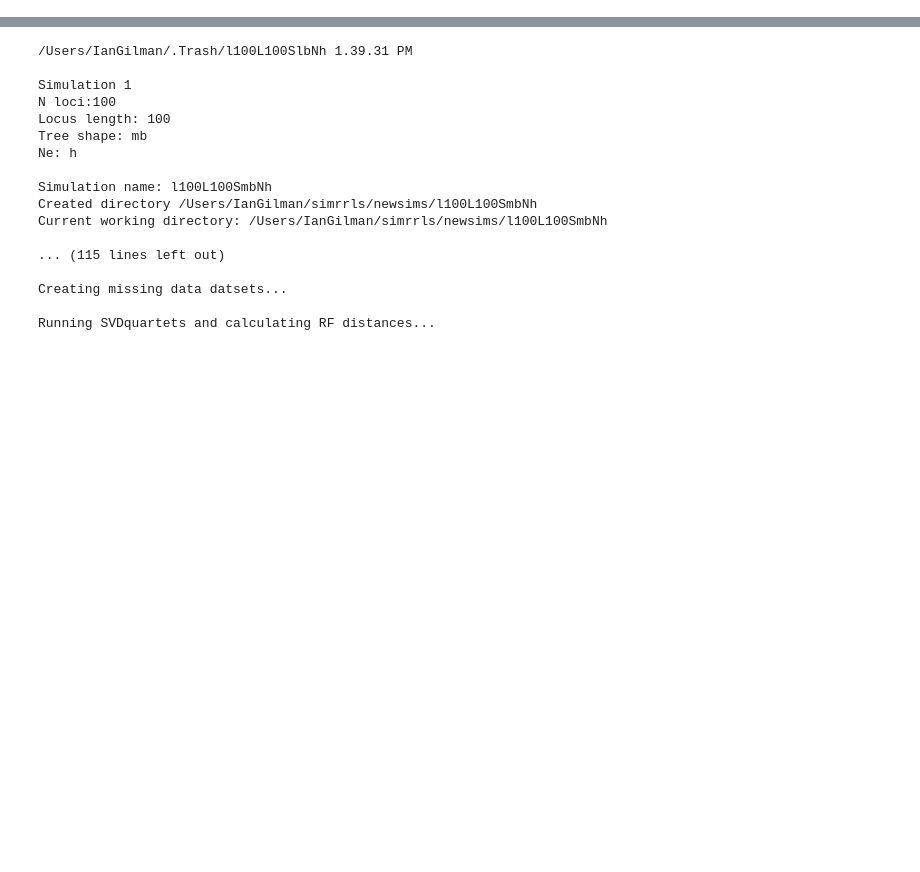
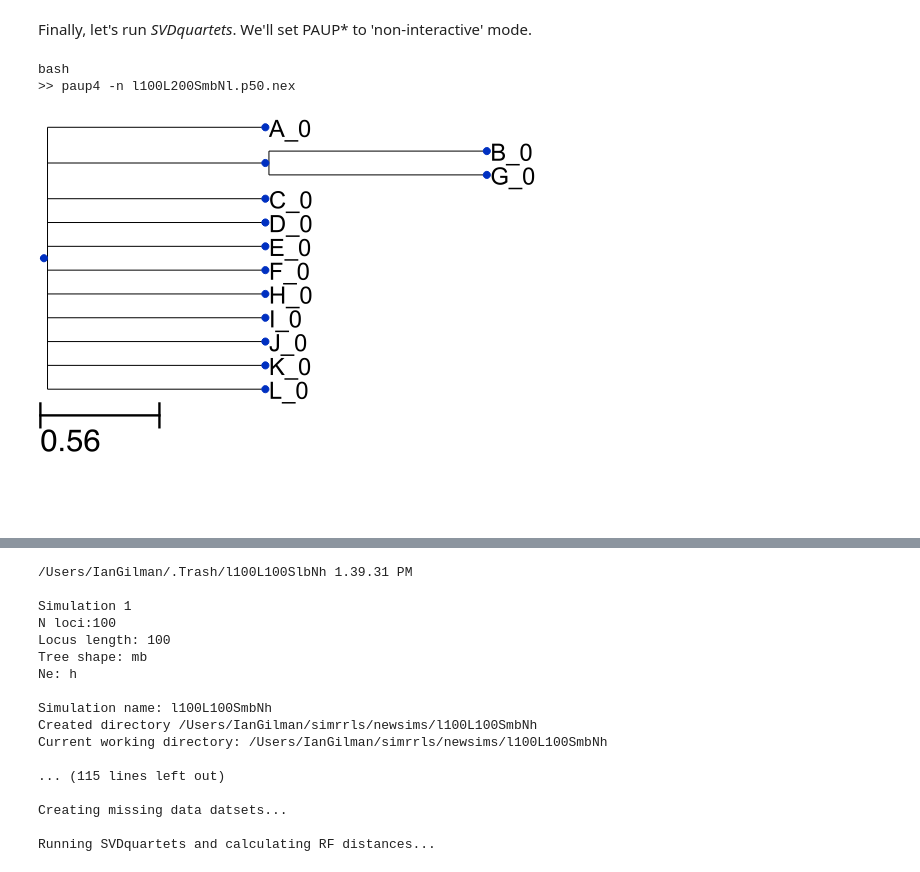
Before and after one commit to isgilman/SimMissingData, a Jupyter notebook: SimMissingData.ipynb, the cells around one changed output, grey strips where cells are left out. Saved outputs shown, nothing was run; the diff lists cells and outputs as text; code cells hidden in the pictures; blank space fills up the shorter version.

```diff
--- a/SimMissingData.ipynb
+++ b/SimMissingData.ipynb
@@ -300,0 +353,16 @@ def write_svdq_block(nexus, percent, blockpath='/Users/IanGilman/simrrls/SVD_pau
+# %% [markdown]
+Finally, let's run *SVDquartets*. We'll set PAUP* to 'non-interactive' mode.
+# %%
+svdquartets_call = 'paup4 -n %s' % (missing_nex)
+print("bash\n>> %s") % (svdquartets_call)
+run_svdquartets = Popen(['paup4', '-n', missing_nex], stdin=PIPE, stdout=PIPE, stderr=PIPE)
+# %% [output]
+bash
+>> paup4 -n l100L200SmbNl.p50.nex
+# %%
+ts = TreeStyle()
+ts.show_leaf_name = True
+p50_tree = Tree('./l100L200SmbNl.tre')
+p50_tree.render("%%inline", w =500, tree_style=ts)
+# %% [output]
+[figure, added]
```
Also changed, not shown: parts of 74 cells of this notebook, 1 other file.
